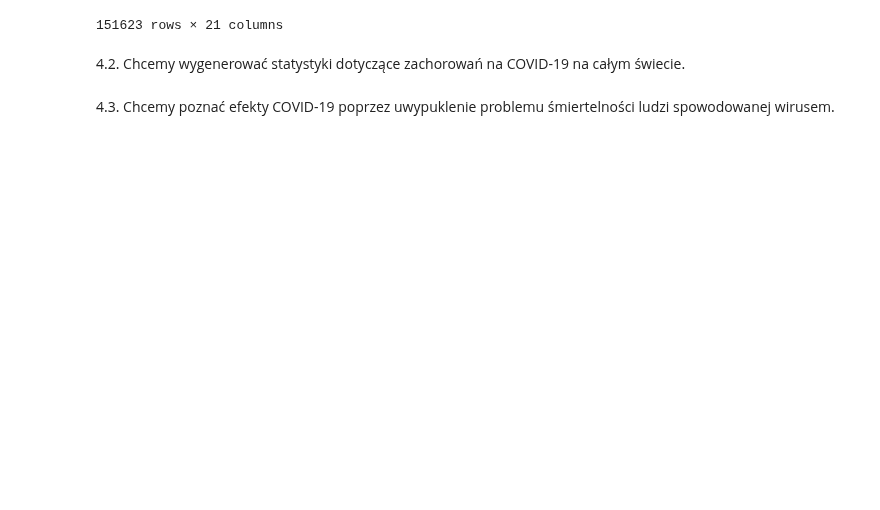
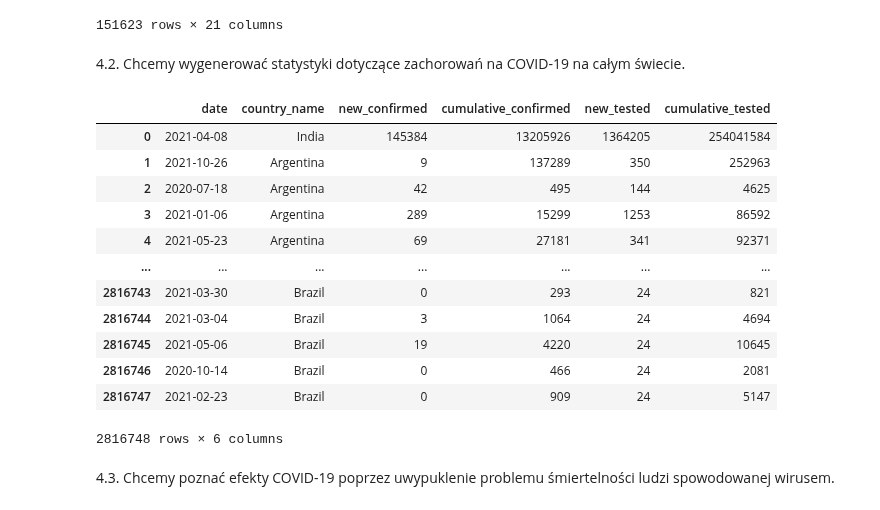
Before and after one commit to JakubKaczmarek5764/BigData1, a Jupyter notebook: main.ipynb, the cells around one changed output. Drawn from its saved outputs; the diff is of its cells as text; code cells hidden in the pictures; blank space fills up the shorter version.

```diff
--- a/main.ipynb
+++ b/main.ipynb
@@ -276,18 +276,39 @@ df1
 # %% [markdown]
  4.2. Chcemy wygenerować statystyki dotyczące zachorowań na COVID-19 na całym świecie.
 # %%
-query = ("""select distinct date, country_name, new_confirmed, cumulative_confirmed, new_tested,  cumulative_tested from bigquery-public-data.covid19_open_data.covid19_open_data WHERE
+query = ("""select distinct date, country_name, new_confirmed, cumulative_confirmed, cast(new_tested as int) as new_tested,  cumulative_tested from bigquery-public-data.covid19_open_data.covid19_open_data WHERE
   date IS NOT NULL
   AND country_name IS NOT NULL
   AND new_confirmed IS NOT NULL
   AND cumulative_confirmed IS NOT NULL
   AND new_tested IS NOT NULL
-  AND cumulative_tested IS NOT NULL""")
+  AND cumulative_tested IS NOT NULL
+  AND new_confirmed <= cumulative_confirmed
+  and cast(new_tested as int) <= cumulative_tested
+  AND new_confirmed >= 0
+  AND cast(new_tested as int) >= 0
+  AND cumulative_confirmed >= 0
+  AND cumulative_tested >= 0
+  """)
 query_job = client.query(query)
 query_result = query_job.result()
 df2 = query_result.to_dataframe()
 df2.to_csv("covid_cases_stats.csv", index=False)
 df2
+# %% [output]
+|  | date | country_name | new_confirmed | cumulative_confirmed | new_tested | cumulative_tested |
+| 0 | 2021-04-08 | India | 145384 | 13205926 | 1364205 | 254041584 |
+| 1 | 2021-10-26 | Argentina | 9 | 137289 | 350 | 252963 |
+| 2 | 2020-07-18 | Argentina | 42 | 495 | 144 | 4625 |
+| 3 | 2021-01-06 | Argentina | 289 | 15299 | 1253 | 86592 |
+| 4 | 2021-05-23 | Argentina | 69 | 27181 | 341 | 92371 |
+| ... | ... | ... | ... | ... | ... | ... |
+| 2816743 | 2021-03-30 | Brazil | 0 | 293 | 24 | 821 |
+| 2816744 | 2021-03-04 | Brazil | 3 | 1064 | 24 | 4694 |
+| 2816745 | 2021-05-06 | Brazil | 19 | 4220 | 24 | 10645 |
+| 2816746 | 2020-10-14 | Brazil | 0 | 466 | 24 | 2081 |
+| 2816747 | 2021-02-23 | Brazil | 0 | 909 | 24 | 5147 |
+2816748 rows × 6 columns
 # %% [markdown]
  4.3. Chcemy poznać efekty COVID-19 poprzez uwypuklenie problemu śmiertelności ludzi spowodowanej wirusem.
 # %%
```
Also changed, not shown: parts of 5 cells of this notebook.
